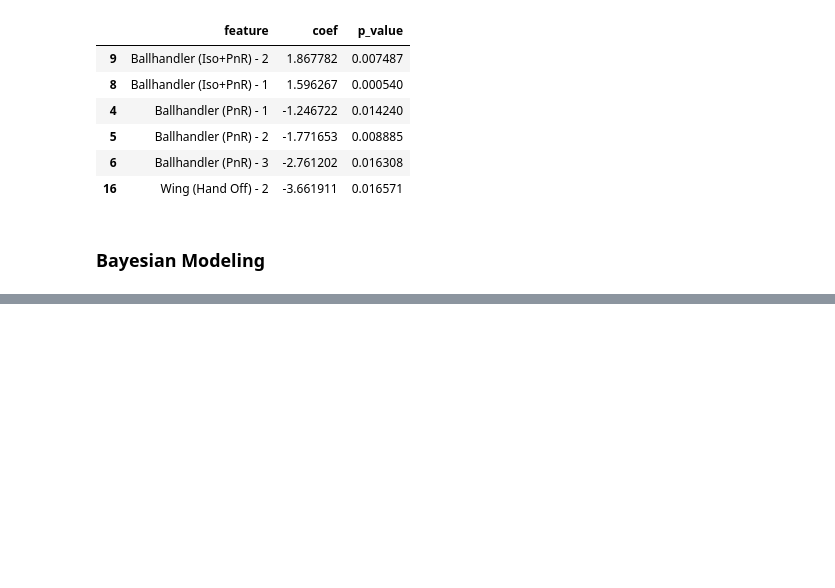
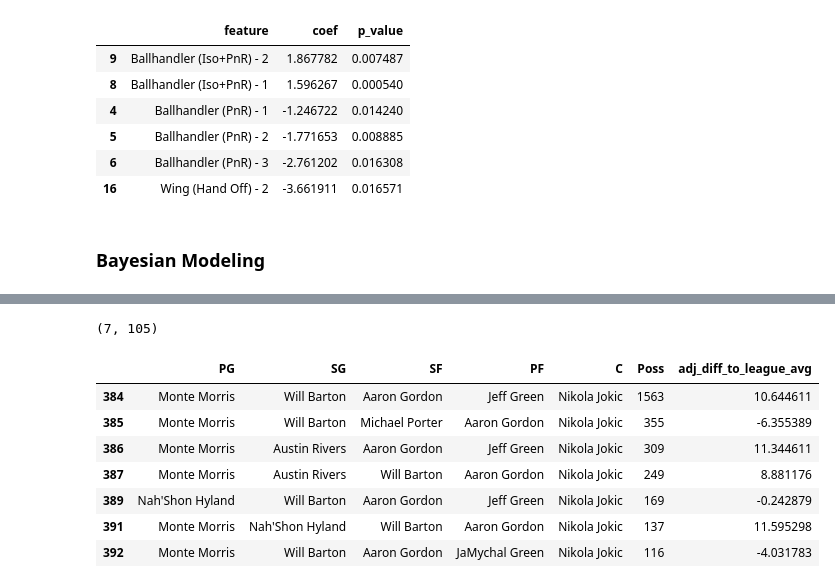
Before and after one commit to xulianrenzoku/synergy_clustering, a Jupyter notebook: nba_clustering_lineup_models.ipynb, the cells around one changed output, grey strips where cells are left out. Saved outputs shown, nothing was run; the diff lists cells and outputs as text; code cells hidden in the pictures; blank space fills up the shorter version.

Commit message:
Change feature to bayesian adjusted diff to league avg

```diff
--- a/nba_clustering_lineup_models.ipynb
+++ b/nba_clustering_lineup_models.ipynb
@@ -1186,0 +1017,20 @@ plt.xlim(-10, 10)
+# %%
+lineups_A = lineup_df_100[season_cond & cluster_cond].query(A_query)\
+            ['adj_diff_to_league_avg'].values
+lineups_B = lineup_df_100[season_cond & cluster_cond].query(B_query)\
+            ['adj_diff_to_league_avg'].values
+len(lineups_A), len(lineups_B)
+# %% [output]
+(7, 105)
+# %%
+lineup_df_100[season_cond & cluster_cond].query(A_query)\
+[positions + ['Poss', 'adj_diff_to_league_avg']]
+# %% [output]
+|  | PG | SG | SF | PF | C | Poss | adj_diff_to_league_avg |
+| 384 | Monte Morris | Will Barton | Aaron Gordon | Jeff Green | Nikola Jokic | 1563 | 10.644611 |
+| 385 | Monte Morris | Will Barton | Michael Porter | Aaron Gordon | Nikola Jokic | 355 | -6.355389 |
+| 386 | Monte Morris | Austin Rivers | Aaron Gordon | Jeff Green | Nikola Jokic | 309 | 11.344611 |
+| 387 | Monte Morris | Austin Rivers | Will Barton | Aaron Gordon | Nikola Jokic | 249 | 8.881176 |
+| 389 | Nah'Shon Hyland | Will Barton | Aaron Gordon | Jeff Green | Nikola Jokic | 169 | -0.242879 |
+| 391 | Monte Morris | Nah'Shon Hyland | Will Barton | Aaron Gordon | Nikola Jokic | 137 | 11.595298 |
+| 392 | Monte Morris | Will Barton | Aaron Gordon | JaMychal Green | Nikola Jokic | 116 | -4.031783 |
```
Also changed, not shown: parts of 89 cells of this notebook.
